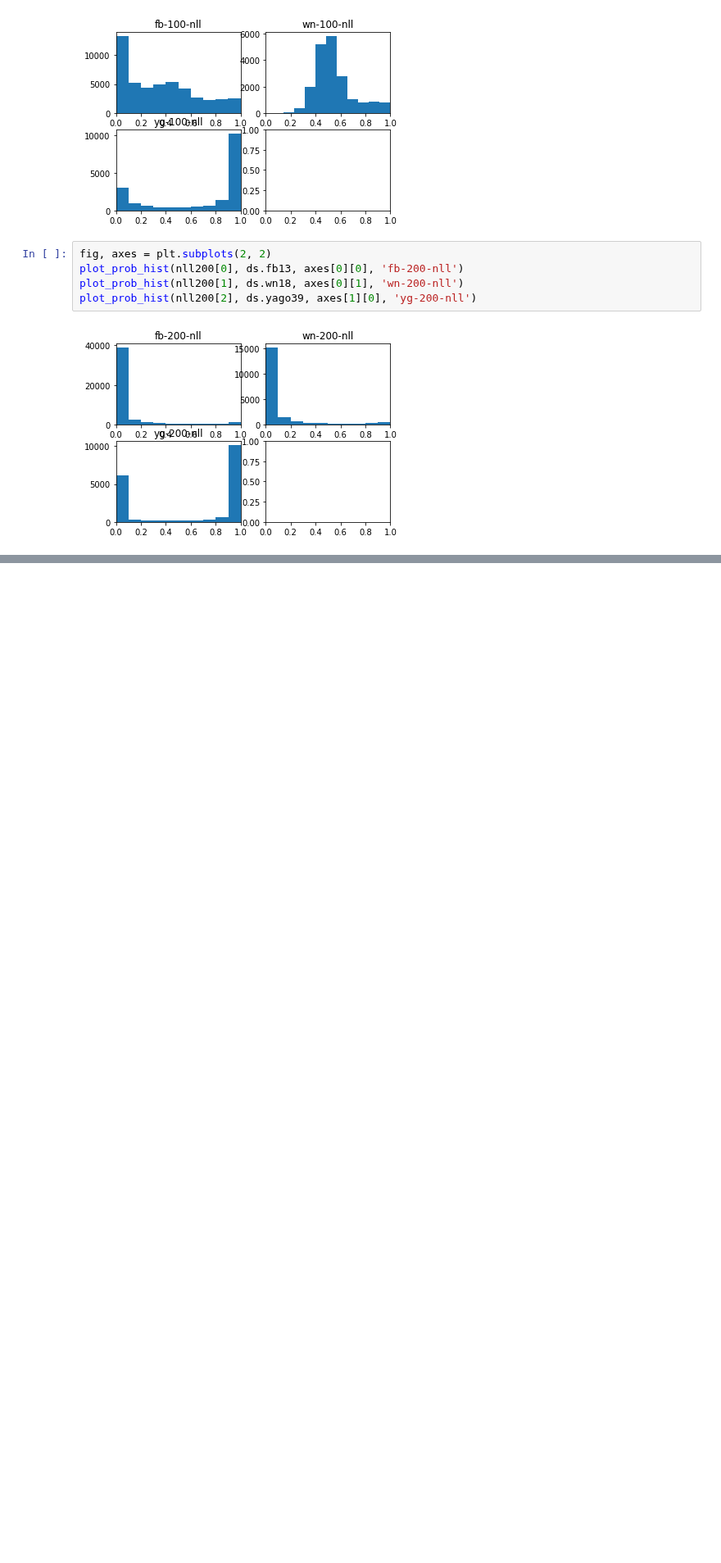
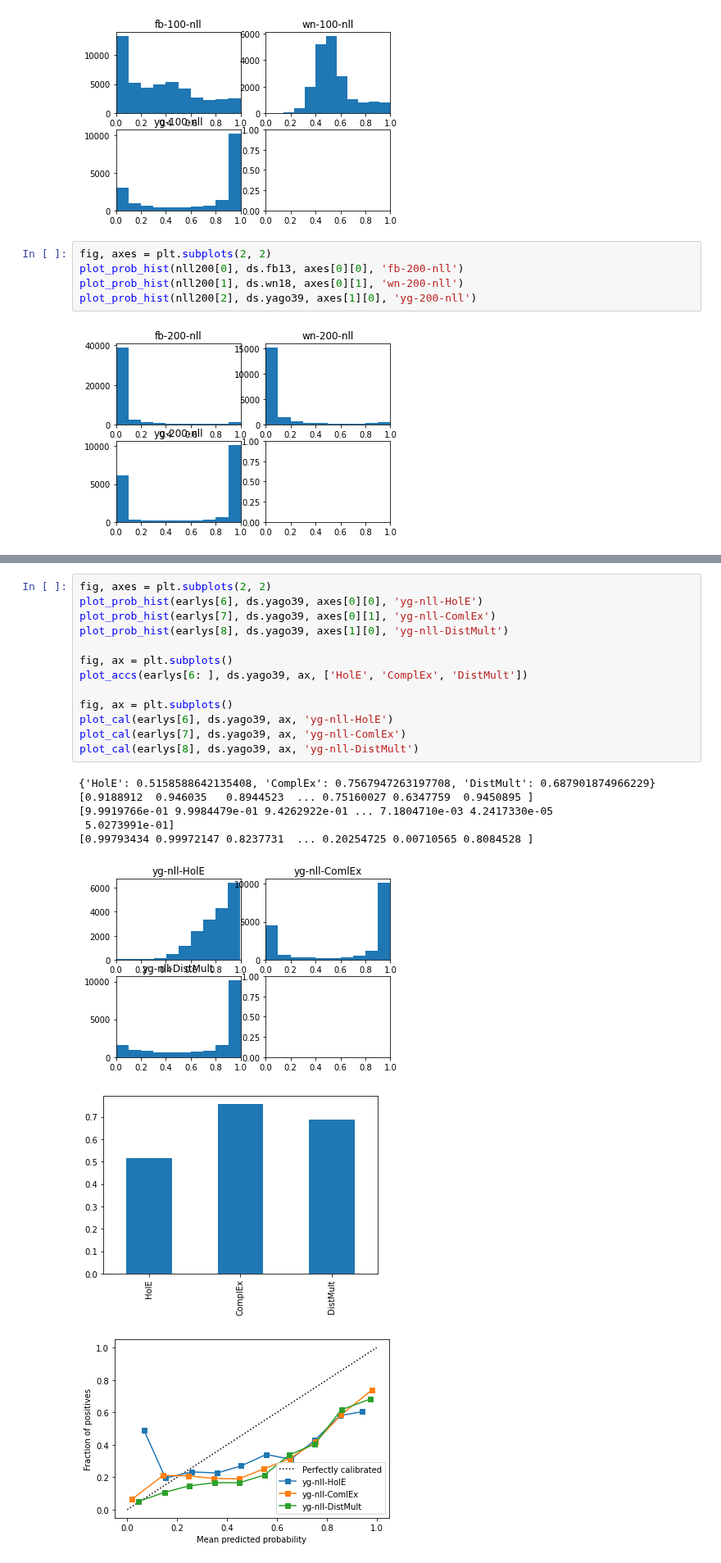
Before and after one commit to TREAT-UOE/kgcal, a Jupyter notebook: notebooks/exp8.ipynb, the cells around one changed output, grey strips where cells are left out. Shown at 82% size. Saved outputs shown, nothing was run; the diff lists cells and outputs as text; blank space fills up the shorter version.

```diff
--- a/notebooks/exp8.ipynb
+++ b/notebooks/exp8.ipynb
@@ -251,0 +302,22 @@ plot_prob_hist(nll200[2], ds.yago39, axes[1][0], 'yg-200-nll')
+# %%
+fig, axes = plt.subplots(2, 2)
+plot_prob_hist(earlys[6], ds.yago39, axes[0][0], 'yg-nll-HolE')
+plot_prob_hist(earlys[7], ds.yago39, axes[0][1], 'yg-nll-ComlEx')
+plot_prob_hist(earlys[8], ds.yago39, axes[1][0], 'yg-nll-DistMult')
+
+fig, ax = plt.subplots()
+plot_accs(earlys[6: ], ds.yago39, ax, ['HolE', 'ComplEx', 'DistMult'])
+
+fig, ax = plt.subplots()
+plot_cal(earlys[6], ds.yago39, ax, 'yg-nll-HolE')
+plot_cal(earlys[7], ds.yago39, ax, 'yg-nll-ComlEx')
+plot_cal(earlys[8], ds.yago39, ax, 'yg-nll-DistMult')
+# %% [output]
+{'HolE': 0.5158588642135408, 'ComplEx': 0.7567947263197708, 'DistMult': 0.687901874966229}
+[0.9188912  0.946035   0.8944523  ... 0.75160027 0.6347759  0.9450895 ]
+[9.9919766e-01 9.9984479e-01 9.4262922e-01 ... 7.1804710e-03 4.2417330e-05
+ 5.0273991e-01]
+[0.99793434 0.99972147 0.8237731  ... 0.20254725 0.00710565 0.8084528 ]
+[figure, added]
+[figure, added]
+[figure, added]
```
Also changed, not shown: parts of 6 cells of this notebook, 2 other files.
